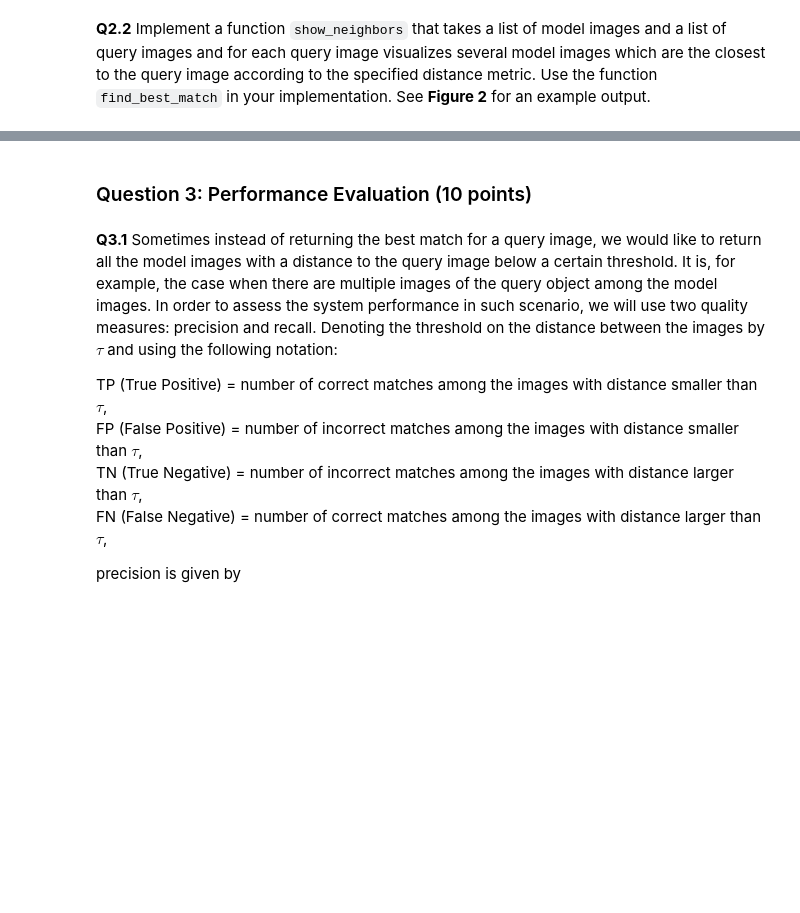
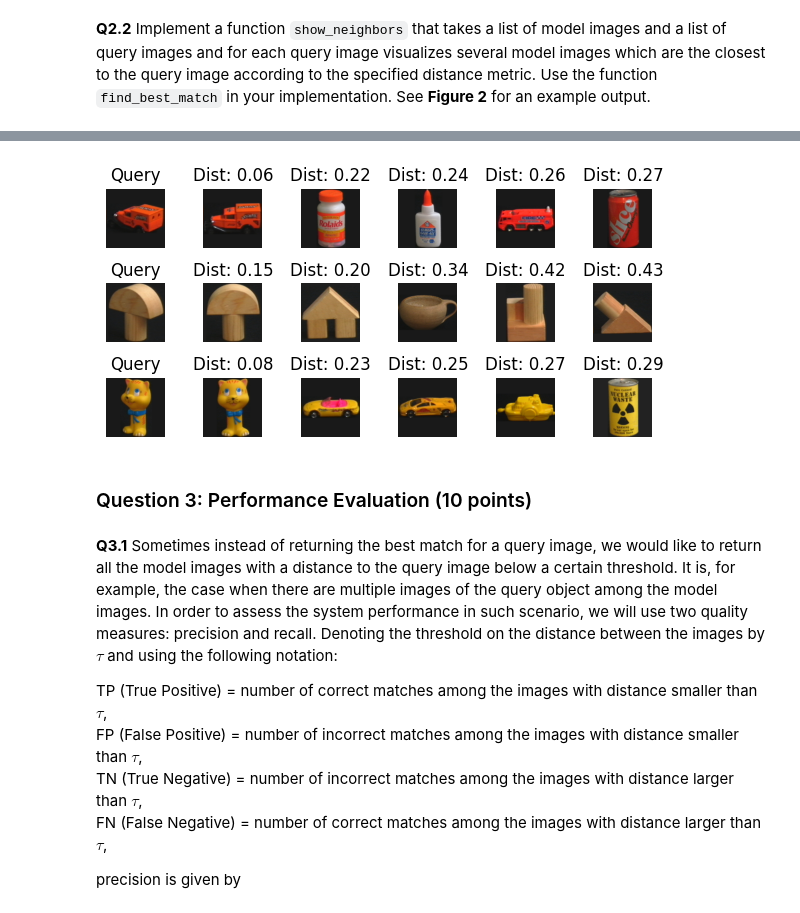
Before and after one commit to nimadindar/HLCV, a Jupyter notebook: assignment1/exercise-1-Part1.ipynb, the cells around one changed output, grey strips where cells are left out. Drawn from its saved outputs; the diff is of its cells as text; code cells hidden in the pictures; blank space fills up the shorter version.

```diff
--- a/assignment1/exercise-1-Part1.ipynb
+++ b/assignment1/exercise-1-Part1.ipynb
@@ -328,17 +328,16 @@ def rg_hist(img_color, num_bins):
     r = img_color[:, :, 0] / sum_rgb[:, :, 0]
     g = img_color[:, :, 1] / sum_rgb[:, :, 0]
 
-    r_bins = (r * num_bins).astype(int)
-    g_bins = (g * num_bins).astype(int)
+    r_bins = np.floor(r * num_bins).astype(int)
+    g_bins = np.floor(g * num_bins).astype(int)
 
-    for i in range(r_bins.shape[0]):
-        for j in range(r_bins.shape[1]):
-            hists[r_bins[i,j], g_bins[i,j]] += 1
+    r_bins = np.clip(r_bins, 0, num_bins-1)
+    g_bins = np.clip(g_bins, 0, num_bins-1)
+
+    np.add.at(hists, (r_bins, g_bins), 1)
 
     hists = hists / np.sum(hists)
-    hists = hists.reshape(-1)
-
-    return hists
+    return hists.reshape(-1)
 
 
 def dxdy_hist(img_gray, num_bins):
@@ -636,3 +661,57 @@ show_neighbors(model_images, query_images_vis, eval_dist_type, eval_hist_type, e
+# %%
+def show_neighbors(model_images, query_images, dist_type, hist_type, num_bins):
+    """
+    This function queries model images given the query image based on a histogram type and a specified distance type.
+
+    args:
+        model_images: List of input images that we perform querying
+        query_images: List of query images that we find the closest match to them
+        dist_type: Type of distance function used to measure between query and model images
+        hist_type: Type of histogram of the given images
+        num_bins: Number of bins specified for each histogram
+    output:
+        None: The funcion plots the top 5 most similar images of model_images to the query_image based on given distance function and histogram
+    """
+
+    num_nearest = 5  # Show the top-5 neighbors
+
+    best_matches, D = find_best_match(model_images, query_images, dist_type, hist_type, num_bins)
+
+    q = len(query_images)
+    fig, axes = plt.subplots(q, num_nearest + 1, figsize=(num_nearest+1, q))
+
+    if q == 1:
+        axes = axes.reshape(1, -1)
+
+    for i, query_img in enumerate(query_images):
+        query_img_arr = np.array(Image.open(query_img))
+        axes[i, 0].imshow(query_img_arr)
+        axes[i, 0].set_title("Query")
+        axes[i, 0].axis('off')
+
+        distances = D[:, i]
+        sorted_indices = np.argsort(distances)
+
+        for j in range(1, num_nearest + 1):
+            if j-1 < len(sorted_indices):
+                match_idx = sorted_indices[j-1]
+                match_img = model_images[match_idx]
+                match_img_arr = np.array(Image.open(match_img))
+                axes[i, j].imshow(match_img_arr)
+                axes[i, j].set_title(f"Dist: {distances[match_idx]:.2f}")
+                axes[i, j].axis('off')
+            else:
+                axes[i, j].axis('off')
+
+    plt.tight_layout()
+    plt.show()
+
+
+### The following code is used for evaluation.
+query_images_vis = [query_images[i] for i in np.array([0,4,9])]
+show_neighbors(model_images, query_images_vis, eval_dist_type, eval_hist_type, eval_num_bins)
+# %% [output]
+[figure, added]
 # %% [markdown]
 ### Question 3: Performance Evaluation (10 points)
 # %% [markdown]
```
Also changed, not shown: parts of 3 cells of this notebook.
